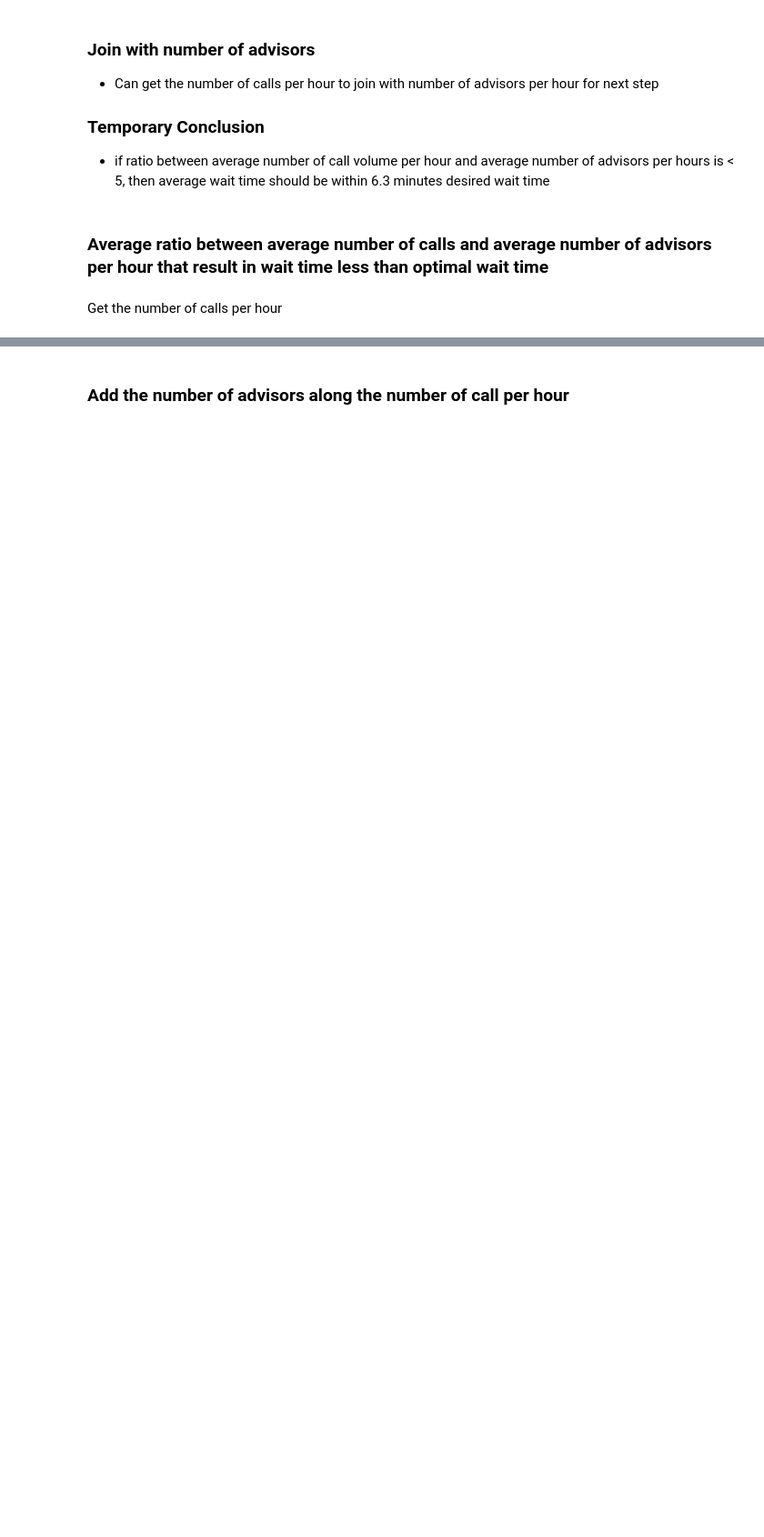
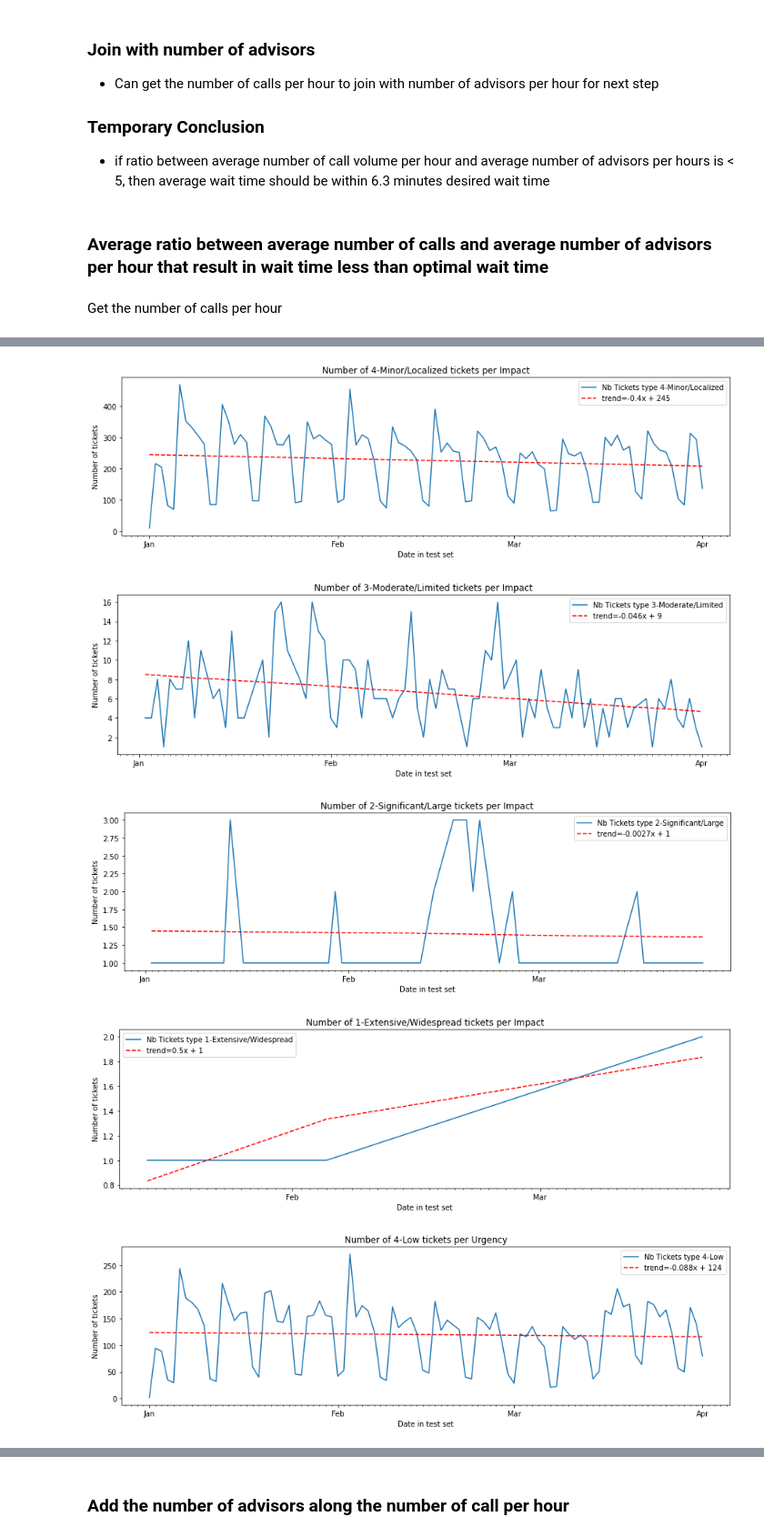
Before and after one commit to aiglobalpros/AI_Call_Center, a Jupyter notebook: notebooks/ROI.ipynb, the cells around one changed output, grey strips where cells are left out. Shown at 91% size. Cells and saved outputs as stored; diff of their text form; code cells hidden in the pictures; blank space fills up the shorter version.

```diff
--- a/notebooks/ROI.ipynb
+++ b/notebooks/ROI.ipynb
@@ -299,0 +509,32 @@ CCT_df = cast_CCT_features(CCT_df)
+# %%
+CCT_df['Submit_Date_day'] = CCT_df['Submit_Date'].apply(lambda x: x.date())
+# %%
+for col in ['Impact_value', 'Urgency_value', 'Priority_value']:
+    for cat in CCT_df[col].value_counts().index:
+        fig, ax = plt.subplots(figsize=(15,4))
+        cond = (CCT_df['Submit_Date']>= '2020-01-01') & (CCT_df[col] == cat)
+        y = CCT_df.loc[cond].groupby('Submit_Date_day')[col].count()
+        x = y.index
+        z = np.polyfit(range(0, len(y)), y, 1)
+        p = np.poly1d(z)
+
+        ax.xaxis.set_major_locator(matplotlib.dates.MonthLocator(list(range(1,13))))
+        ax.xaxis.set_minor_locator(matplotlib.dates.DayLocator(list(range(1,90))))
+        ax.xaxis.set_major_formatter(matplotlib.dates.DateFormatter("%b"))
+        plt.setp(ax.get_xticklabels(), rotation=0, ha="center")
+
+        plt.plot(x, y, label=f'Nb Tickets type {cat}')
+        plt.plot(x, p(range(0,len(y))), 'r--', label=f'trend={z[0]:.2}x + {z[1]:.0f}')
+
+        plt.ylabel('Number of tickets')
+        plt.xlabel('Date in test set')
+        plt.title(f'Number of {cat} tickets per {col.split("_")[0]}')
+
+        plt.legend()
+        plt.show()
+# %% [output]
+[figure, added]
+[figure, added]
+[figure, added]
+[figure, added]
+[figure, added]
```
Also changed, not shown: parts of 56 cells of this notebook.
